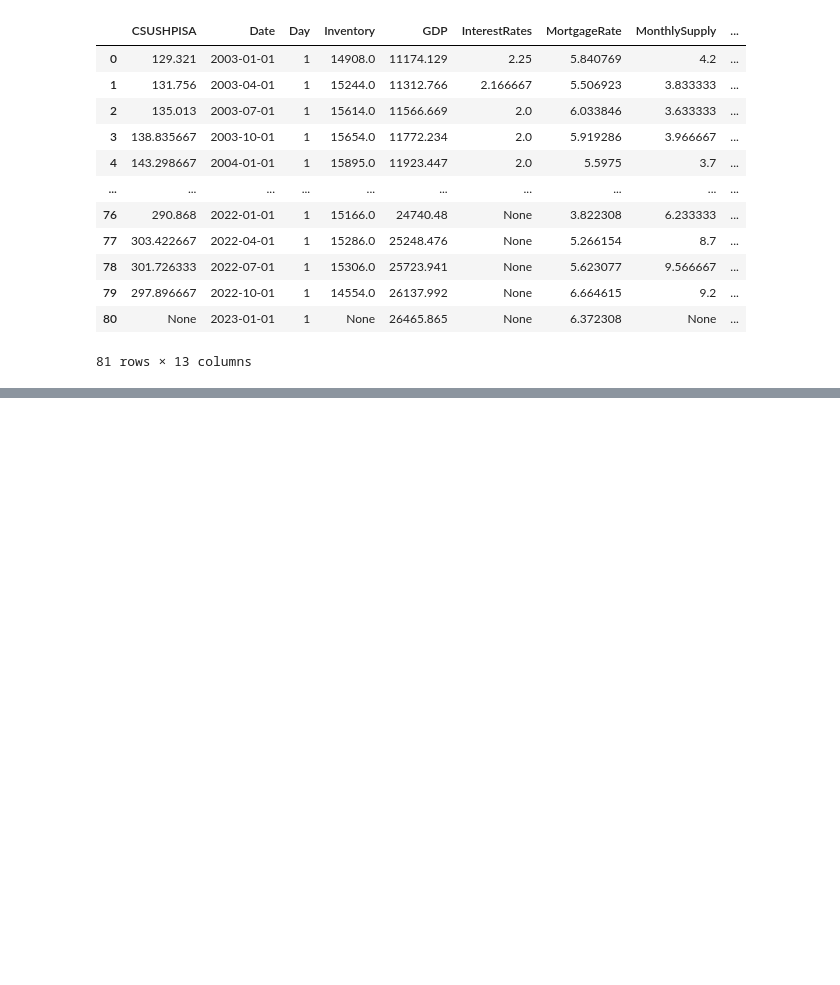
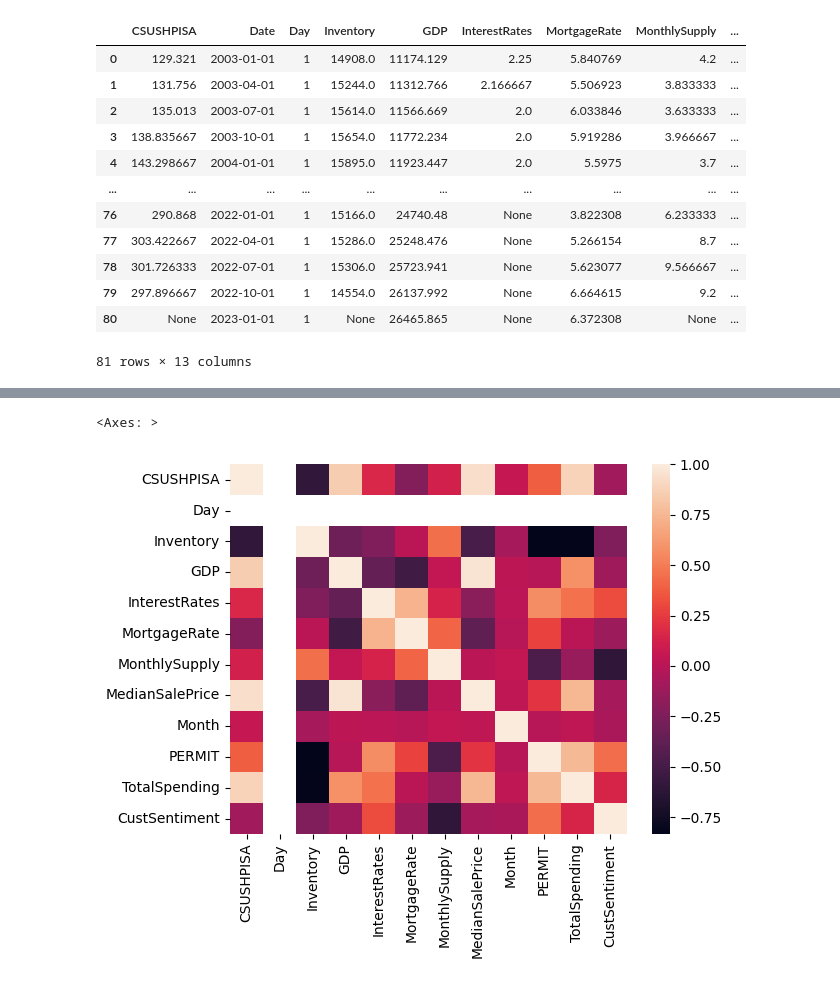
Before and after one commit to Vmalik1995/Demand-and-Supply-Factors, a Jupyter notebook: Supply_Demand_Factors.ipynb, the cells around one changed output, grey strips where cells are left out. Saved outputs shown, nothing was run; the diff lists cells and outputs as text; code cells hidden in the pictures; blank space fills up the shorter version.

```diff
--- a/Supply_Demand_Factors.ipynb
+++ b/Supply_Demand_Factors.ipynb
@@ -393,0 +417,4 @@ px.line(merged_df,
+# %%
+merged_df = merged_df.fillna(value=np.nan)
+# %%
+new_correlation = merged_df.corr()
@@ -393,0 +423,5 @@ px.line(merged_df,
+# %%
+sns.heatmap(new_correlation)
+# %% [output]
+<Axes: >
+[figure, added]
```
Also changed, not shown: parts of 14 cells of this notebook.
